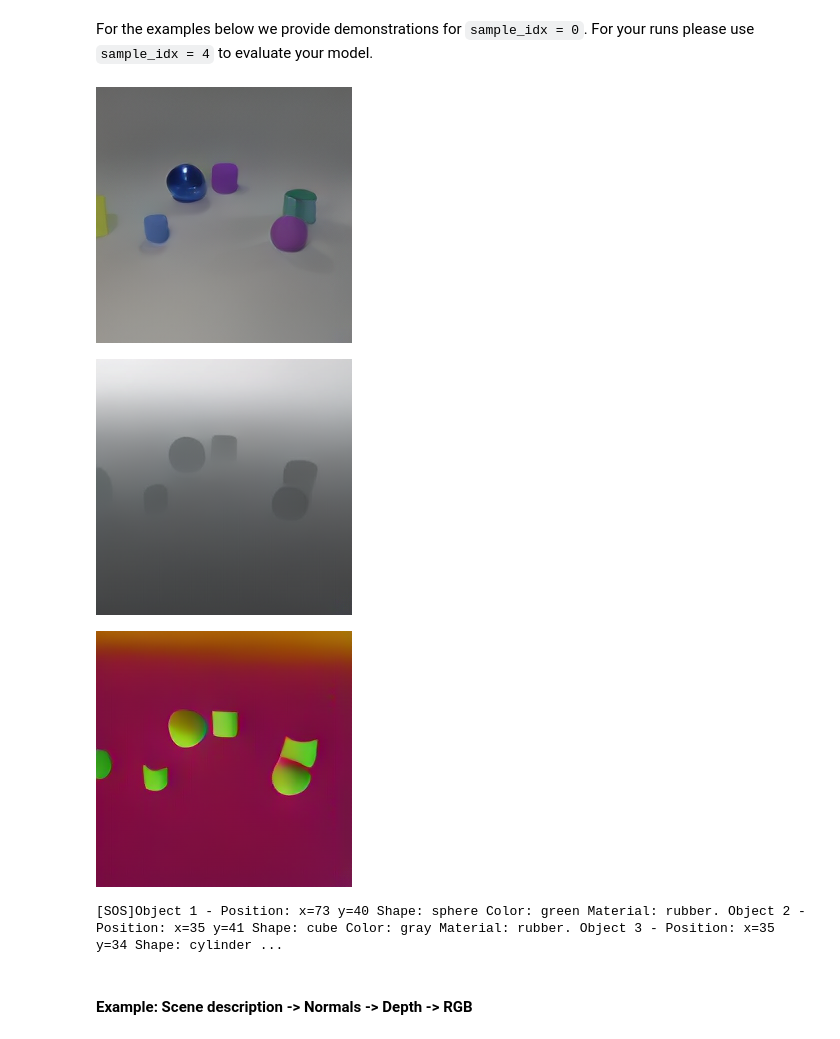
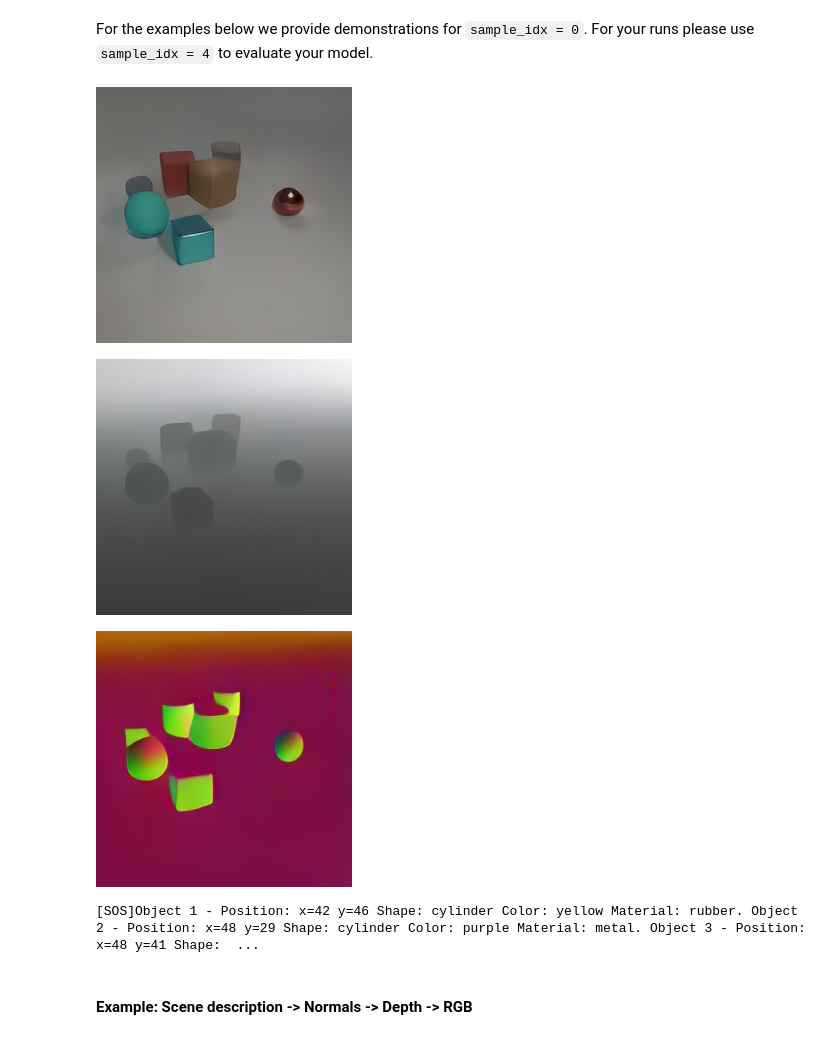
Before and after one commit to Gauthier7411/com-304-FM-project-2026, a Jupyter notebook: nano4M/notebooks/COM304_FM_part3_nano4M.ipynb, the cells around one changed output. Drawn from its saved outputs; the diff is of its cells as text; code cells hidden in the pictures.

```diff
--- a/nano4M/notebooks/COM304_FM_part3_nano4M.ipynb
+++ b/nano4M/notebooks/COM304_FM_part3_nano4M.ipynb
@@ -108,13 +108,22 @@ The second issue is that to train an autoregressive model we usually require our
 
 Like 4M, we rely on image tokenizers to lossily compress images, depth maps, and surface normal maps into more compact discrete token grids. 4M used modality-specific tokenizers, but for simplicity we will render modalities like depth and surface normals as RGB images and use an off-the-shelf RGB tokenizer to encode them all. To that end, we use a [Cosmos](https://github.com/nvidia/cosmos) image tokenizer, and load it with the following helper functions.
 # %%
+import os
+from huggingface_hub import snapshot_download
+
+os.environ["HF_HOME"] = "/home/doupeux/.cache/huggingface"
+os.environ["HUGGINGFACE_HUB_CACHE"] = "/home/doupeux/.cache/huggingface/hub"
+
+local_dir = "/home/doupeux/hf_models/Cosmos-0.1-Tokenizer-DI16x16"
+
 snapshot_download(
-    repo_id='nvidia/Cosmos-0.1-Tokenizer-DI16x16',
-    local_dir='/tmp/nvidia/Cosmos-0.1-Tokenizer-DI16x16'
+    repo_id="nvidia/Cosmos-0.1-Tokenizer-DI16x16",
+    local_dir=local_dir,
 )
+
 image_tokenizer = ImageTokenizer(
-    checkpoint_enc='/tmp/nvidia/Cosmos-0.1-Tokenizer-DI16x16/encoder.jit',
-    checkpoint_dec='/tmp/nvidia/Cosmos-0.1-Tokenizer-DI16x16/decoder.jit',
+    checkpoint_enc=f"{local_dir}/encoder.jit",
+    checkpoint_dec=f"{local_dir}/decoder.jit",
 ).to(device)
 # %% [markdown]
 Let us load an example image and encode it with the Cosmos tokenizer.
@@ -623,12 +632,12 @@ def show_modality(tokens, modality):
 For the examples below we provide demonstrations for `sample_idx = 0`. For your runs please use `sample_idx = 4` to evaluate your model.
 # %%
 input_modality = 'tok_rgb@256'
-sample_idx = 0 # Change this to sample_idx = 4
+sample_idx = 4 # Change this to sample_idx = 4
 
 x_tokens, x_positions, x_modalities = construct_input_from_sample(dataset, idx=sample_idx, input_modality=input_modality)
 show_modality(x_tokens, input_modality)
 # %% [output]
-[figure, old version]
+[figure, new version]
 # %%
 target_mod = 'tok_depth@256'
 num_steps, temp, top_p, top_k = 8, 0.001, 0.0, 0.0
@@ -639,7 +648,7 @@ pred_tokens, x_tokens, x_positions, x_modalities = model.generate_one_modality_r
 )
 show_modality(pred_tokens, target_mod)
 # %% [output]
-[figure, old version]
+[figure, new version]
 # %%
 target_mod = 'tok_normal@256'
 num_steps, temp, top_p, top_k = 8, 0.001, 0.0, 0.0
@@ -650,7 +659,7 @@ pred_tokens, x_tokens, x_positions, x_modalities = model.generate_one_modality_r
 )
 show_modality(pred_tokens, target_mod)
 # %% [output]
-[figure, old version]
+[figure, new version]
 # %%
 target_mod = 'scene_desc'
 num_steps, temp, top_p, top_k = 128, 0.7, 0.9, 0.0
@@ -661,7 +670,7 @@ pred_tokens, x_tokens, x_positions, x_modalities = model.generate_one_modality_r
 )
 show_modality(pred_tokens, target_mod)
 # %% [output]
-[SOS]Object 1 - Position: x=73 y=40 Shape: sphere Color: green Material: rubber. Object 2 - Position: x=35 y=41 Shape: cube Color: gray Material: rubber. Object 3 - Position: x=35 y=34 Shape: cylinder ...
+[SOS]Object 1 - Position: x=42 y=46 Shape: cylinder Color: yellow Material: rubber. Object 2 - Position: x=48 y=29 Shape: cylinder Color: purple Material: metal. Object 3 - Position: x=48 y=41 Shape:  ...
 # %% [markdown]
 #### Example: Scene description -> Normals -> Depth -> RGB
 # %% [markdown]
```
Also changed, not shown: parts of 14 cells of this notebook, 1 other file.
